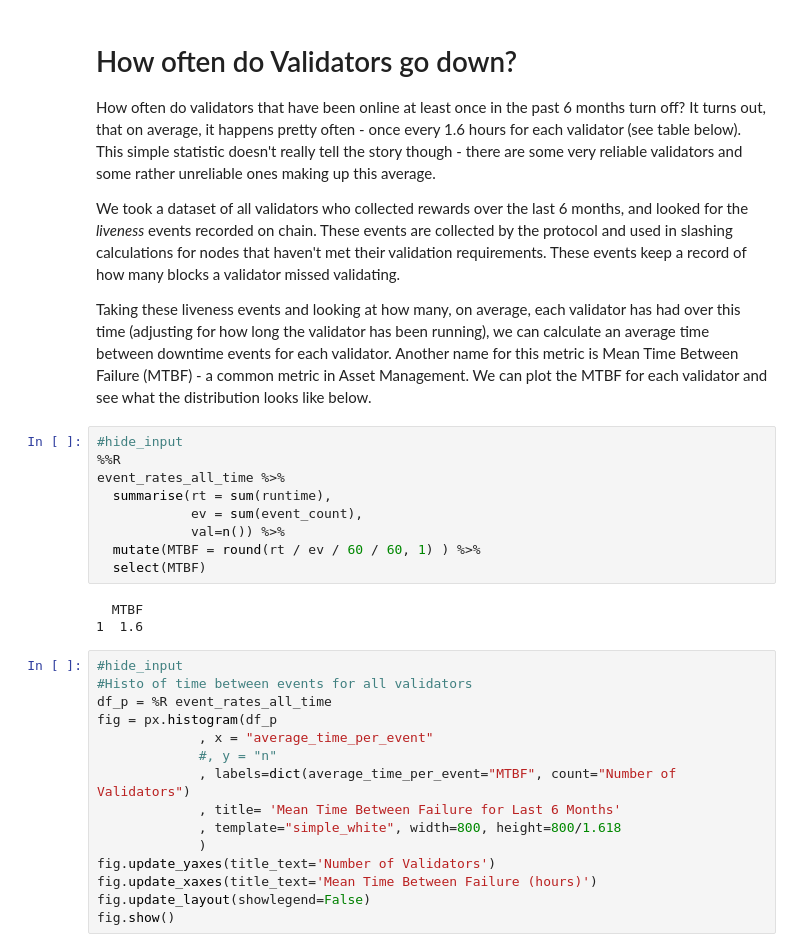
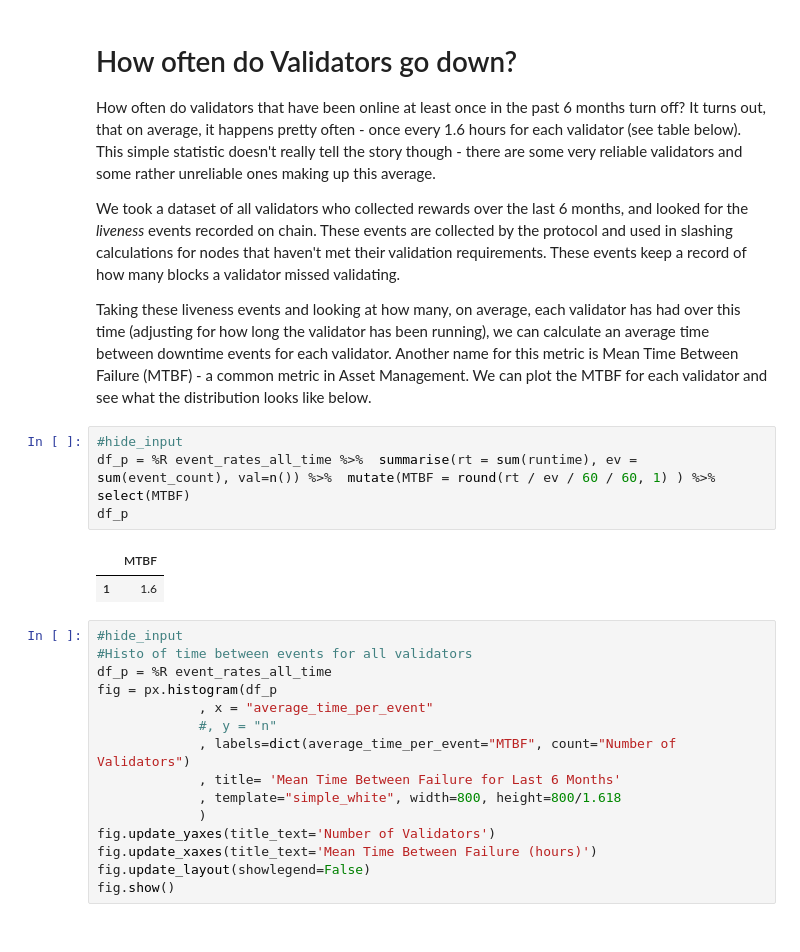
Before and after one commit to scottincrypto/analytics, a Jupyter notebook: _notebooks/2021_09_12_Terra_Validator_Churn.ipynb, the cells around one changed output. Cells and saved outputs as stored; diff of their text form.

```diff
--- a/_notebooks/2021_09_12_Terra_Validator_Churn.ipynb
+++ b/_notebooks/2021_09_12_Terra_Validator_Churn.ipynb
@@ -157,16 +157,11 @@ We took a dataset of all validators who collected rewards over the last 6 months
 Taking these liveness events and looking at how many, on average, each validator has had over this time (adjusting for how long the validator has been running), we can calculate an average time between downtime events for each validator.  Another name for this metric is Mean Time Between Failure (MTBF) - a common metric in Asset Management.  We can plot the MTBF for each validator and see what the distribution looks like below.
 # %%
 #hide_input
-%%R
-event_rates_all_time %>%
-  summarise(rt = sum(runtime),
-            ev = sum(event_count),
-            val=n()) %>%
-  mutate(MTBF = round(rt / ev / 60 / 60, 1) ) %>%
-  select(MTBF)
+df_p = %R event_rates_all_time %>%  summarise(rt = sum(runtime), ev = sum(event_count), val=n()) %>%  mutate(MTBF = round(rt / ev / 60 / 60, 1) ) %>%  select(MTBF)
+df_p
 # %% [output]
-  MTBF
-1  1.6
+|  | MTBF |
+| 1 | 1.6 |
 # %%
 #hide_input
 #Histo of time between events for all validators
```
Also changed, not shown: parts of 1 cell of this notebook.
